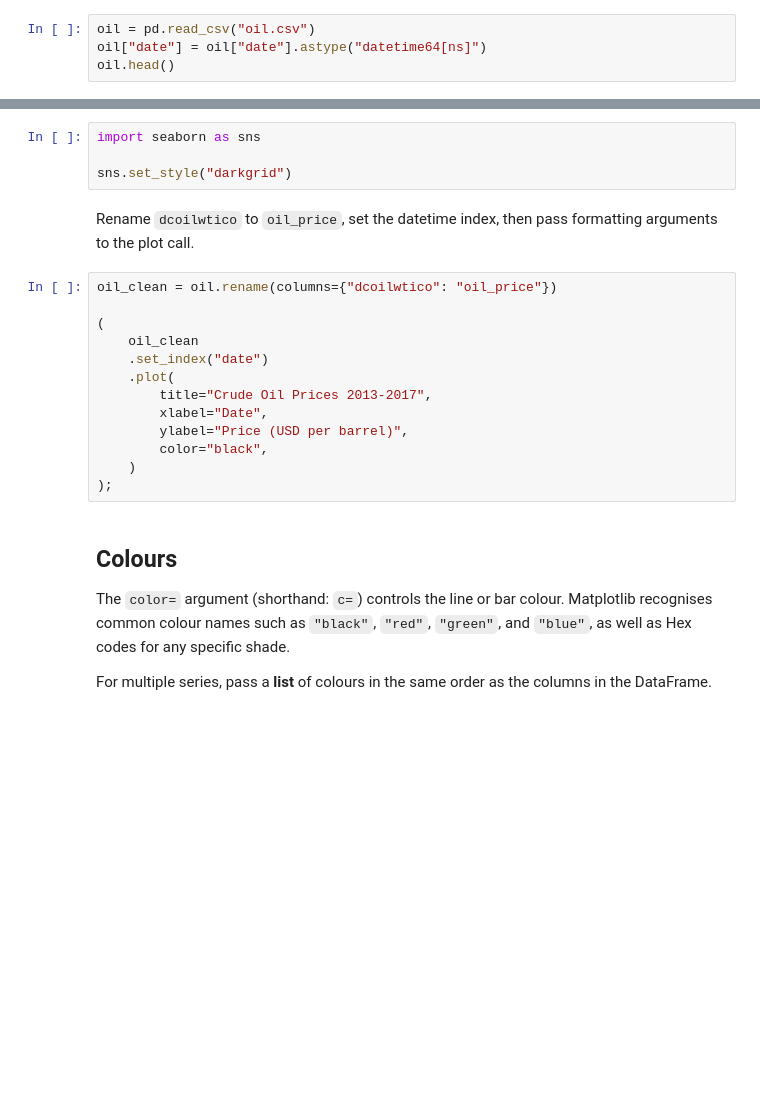
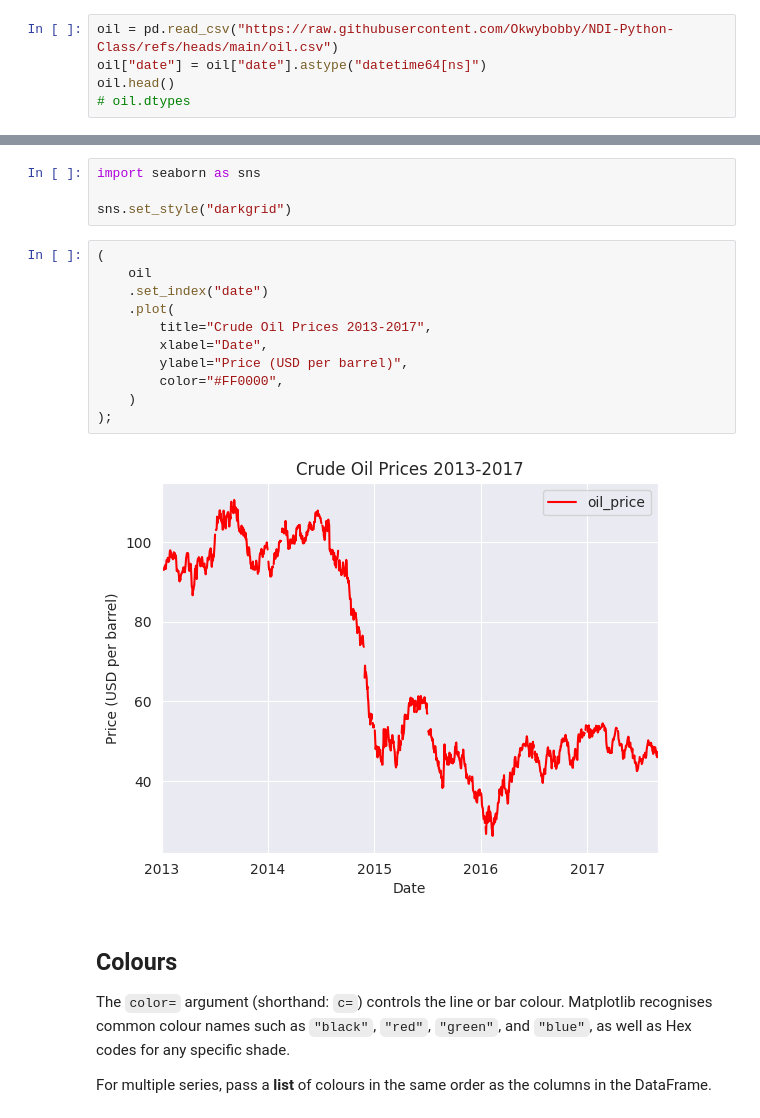
Before and after one commit to Calebchike/NDI-Python-Class, a Jupyter notebook: 12_data_visualisation_with_pandas.ipynb, the cells around one changed output, grey strips where cells are left out. Cells and saved outputs as stored; diff of their text form; blank space fills up the shorter version.

```diff
--- a/12_data_visualisation_with_pandas.ipynb
+++ b/12_data_visualisation_with_pandas.ipynb
@@ -113,6 +200,7 @@ Read in the oil data. The price column is named `dcoilwtico` (the industry
 ticker for WTI crude). The date column comes in as an object, so we convert
 it to `datetime64` to get proper axis labels.
 # %%
-oil = pd.read_csv("oil.csv")
+oil = pd.read_csv("https://raw.githubusercontent.com/Okwybobby/NDI-Python-Class/refs/heads/main/oil.csv")
 oil["date"] = oil["date"].astype("datetime64[ns]")
 oil.head()
+# oil.dtypes
@@ -167,22 +268,19 @@ all charts produced below that line in the notebook.
 import seaborn as sns
 
 sns.set_style("darkgrid")
-# %% [markdown]
-Rename `dcoilwtico` to `oil_price`, set the datetime index, then pass
-formatting arguments to the plot call.
 # %%
-oil_clean = oil.rename(columns={"dcoilwtico": "oil_price"})
-
 (
-    oil_clean
+    oil
     .set_index("date")
     .plot(
         title="Crude Oil Prices 2013-2017",
         xlabel="Date",
         ylabel="Price (USD per barrel)",
-        color="black",
+        color="#FF0000",
     )
 );
+# %% [output]
+[figure, added]
 # %% [markdown]
 ## Colours
 
```
Also changed, not shown: parts of 34 cells of this notebook.
